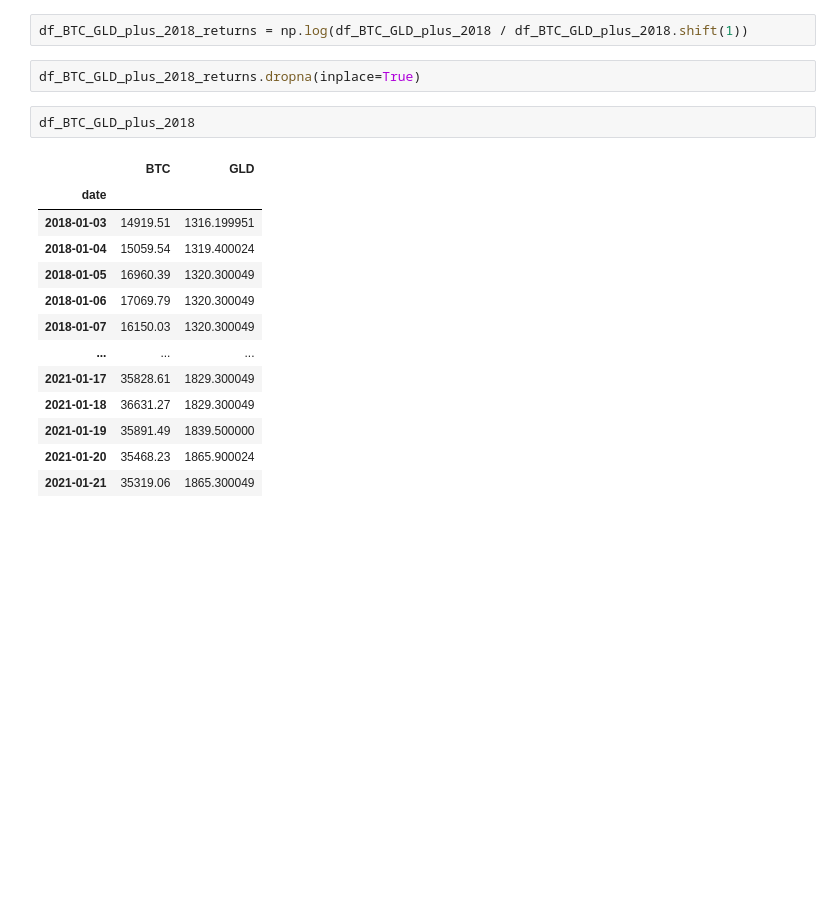
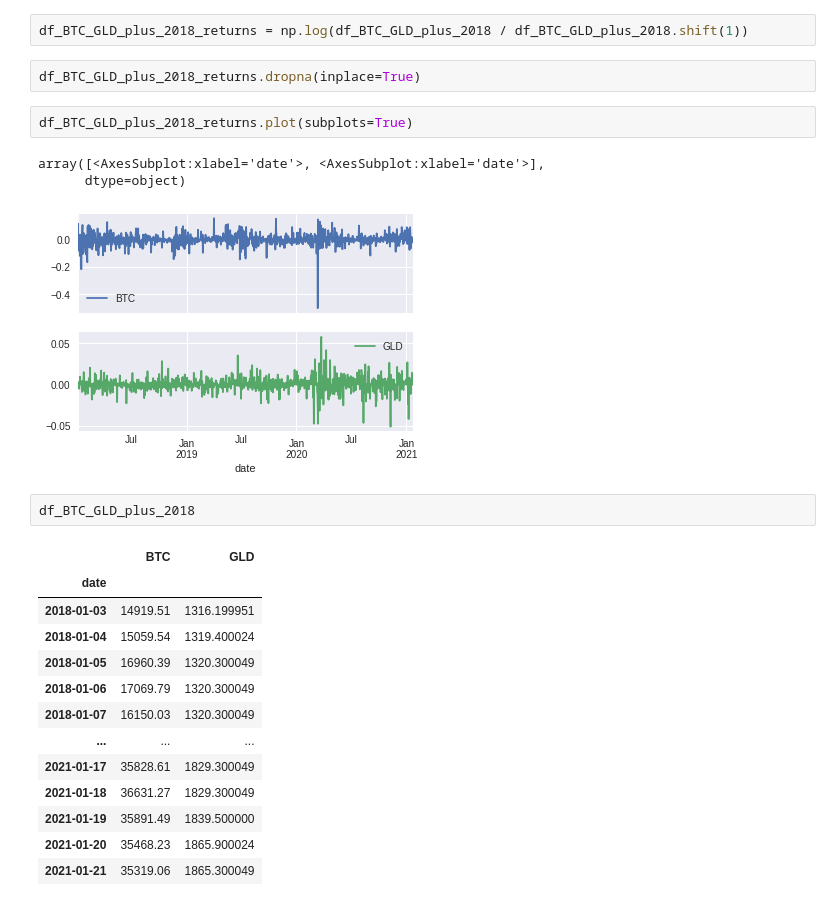
Before and after one commit to rsiwicki/rock_dex, a Jupyter notebook: blockchain_labs_rockdex.ipynb, the cells around one changed output. Drawn from its saved outputs; the diff is of its cells as text; blank space fills up the shorter version.

```diff
--- a/blockchain_labs_rockdex.ipynb
+++ b/blockchain_labs_rockdex.ipynb
@@ -373,6 +394,12 @@ We can now determine the log returns for each and determine the extent of the co
 df_BTC_GLD_plus_2018_returns = np.log(df_BTC_GLD_plus_2018 / df_BTC_GLD_plus_2018.shift(1))
 # %%
 df_BTC_GLD_plus_2018_returns.dropna(inplace=True)
+# %%
+df_BTC_GLD_plus_2018_returns.plot(subplots=True)
+# %% [output]
+array([<AxesSubplot:xlabel='date'>, <AxesSubplot:xlabel='date'>],
+      dtype=object)
+[figure, added]
 # %%
 df_BTC_GLD_plus_2018
 # %% [output]
```
Also changed, not shown: parts of 44 cells of this notebook.
